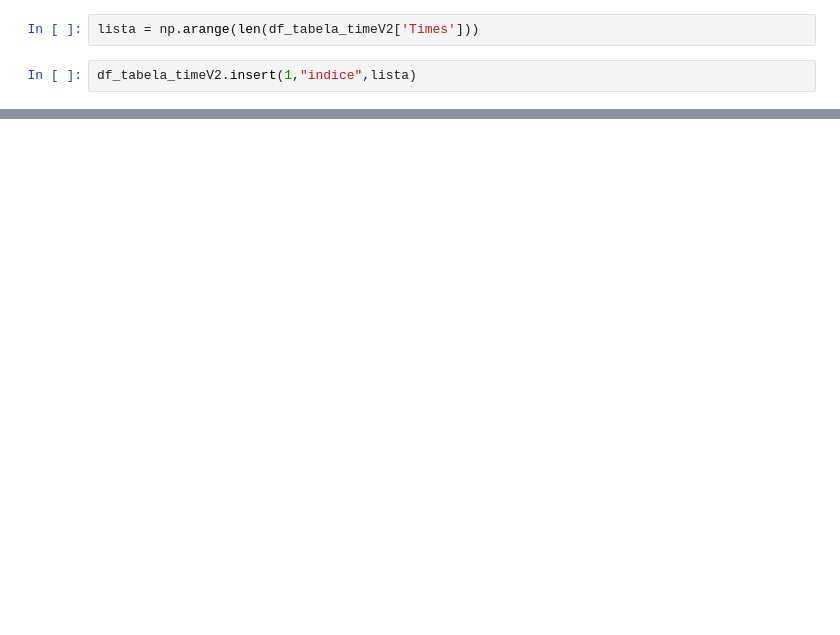
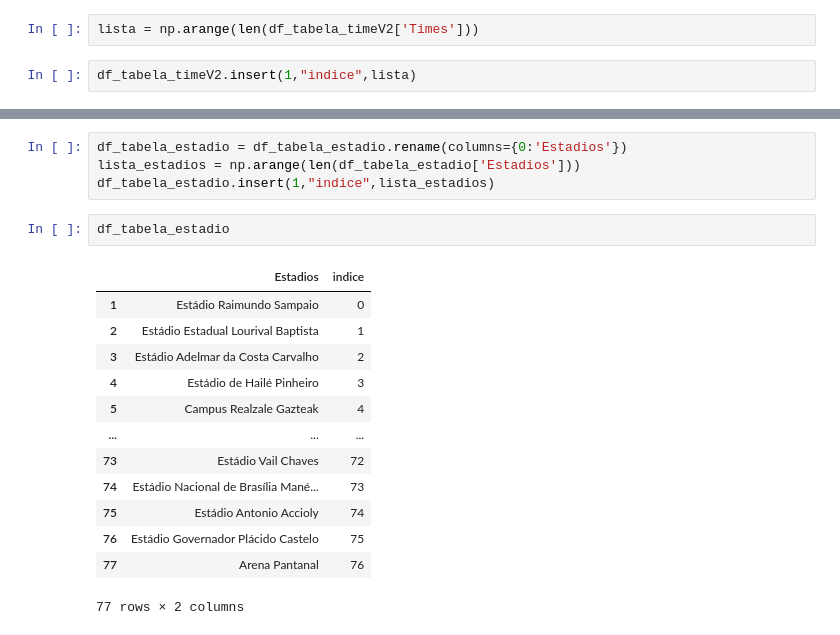
Before and after one commit to andrerrn/Projeto-Integrador-III, a Jupyter notebook: Projeto Integrador.ipynb, the cells around one changed output, grey strips where cells are left out. Cells and saved outputs as stored; diff of their text form; blank space fills up the shorter version.

```diff
--- a/Projeto Integrador.ipynb
+++ b/Projeto Integrador.ipynb
@@ -103,0 +128,20 @@ KeyError: 'time_man'
+# %%
+df_tabela_estadio = df_tabela_estadio.rename(columns={0:'Estadios'})
+lista_estadios = np.arange(len(df_tabela_estadio['Estadios']))
+df_tabela_estadio.insert(1,"indice",lista_estadios)
+# %%
+df_tabela_estadio
+# %% [output]
+|  | Estadios | indice |
+| 1 | Estádio Raimundo Sampaio | 0 |
+| 2 | Estádio Estadual Lourival Baptista | 1 |
+| 3 | Estádio Adelmar da Costa Carvalho | 2 |
+| 4 | Estádio de Hailé Pinheiro | 3 |
+| 5 | Campus Realzale Gazteak | 4 |
+| ... | ... | ... |
+| 73 | Estádio Vail Chaves | 72 |
+| 74 | Estádio Nacional de Brasília Mané... | 73 |
+| 75 | Estádio Antonio Accioly | 74 |
+| 76 | Estádio Governador Plácido Castelo | 75 |
+| 77 | Arena Pantanal | 76 |
+77 rows × 2 columns
```
Also changed, not shown: parts of 21 cells of this notebook.
